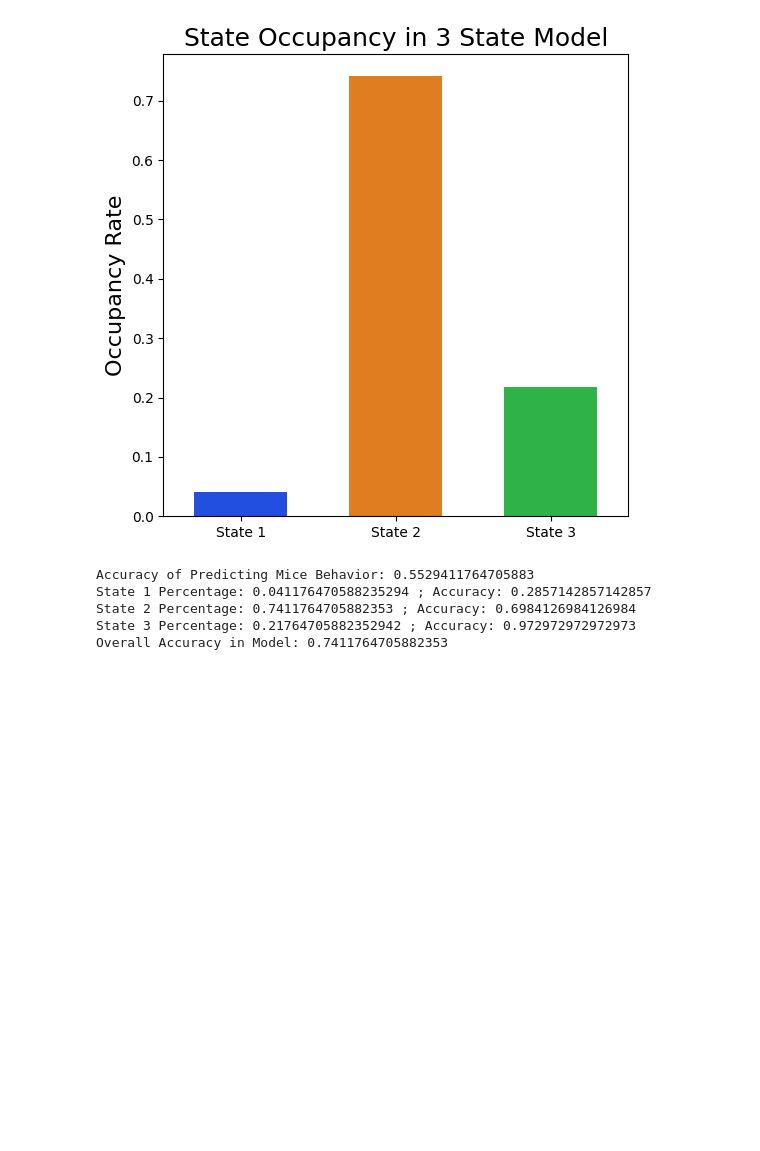
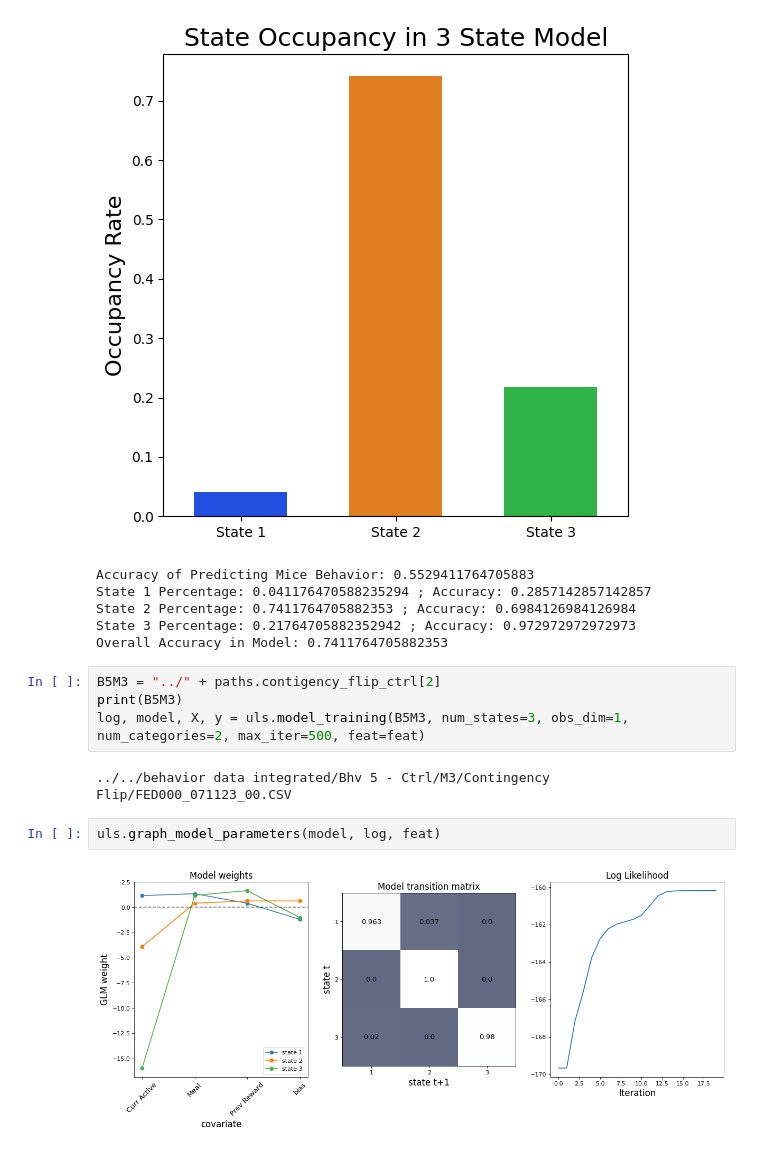
Before and after one commit to ftlabucsd/FEDUPP, a Jupyter notebook: HMM-GLM/GLM-HMM2.ipynb, the cells around one changed output. Saved outputs shown, nothing was run; the diff lists cells and outputs as text; blank space fills up the shorter version.

```diff
--- a/HMM-GLM/GLM-HMM2.ipynb
+++ b/HMM-GLM/GLM-HMM2.ipynb
@@ -71,3 +71,13 @@ State 1 Percentage: 0.041176470588235294 ; Accuracy: 0.2857142857142857
 State 2 Percentage: 0.7411764705882353 ; Accuracy: 0.6984126984126984
 State 3 Percentage: 0.21764705882352942 ; Accuracy: 0.972972972972973
 Overall Accuracy in Model: 0.7411764705882353
+# %%
+B5M3 = "../" + paths.contigency_flip_ctrl[2]
+print(B5M3)
+log, model, X, y = uls.model_training(B5M3, num_states=3, obs_dim=1, num_categories=2, max_iter=500, feat=feat)
+# %% [output]
+../../behavior data integrated/Bhv 5 - Ctrl/M3/Contingency Flip/FED000_071123_00.CSV
+# %%
+uls.graph_model_parameters(model, log, feat)
+# %% [output]
+[figure, added]
```
Also changed, not shown: parts of 36 cells of this notebook, 3 other files.
